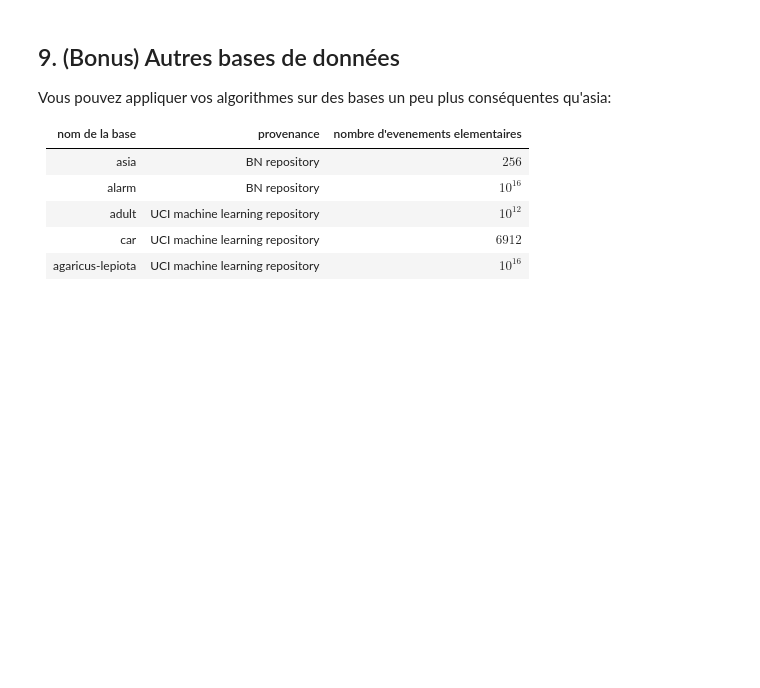
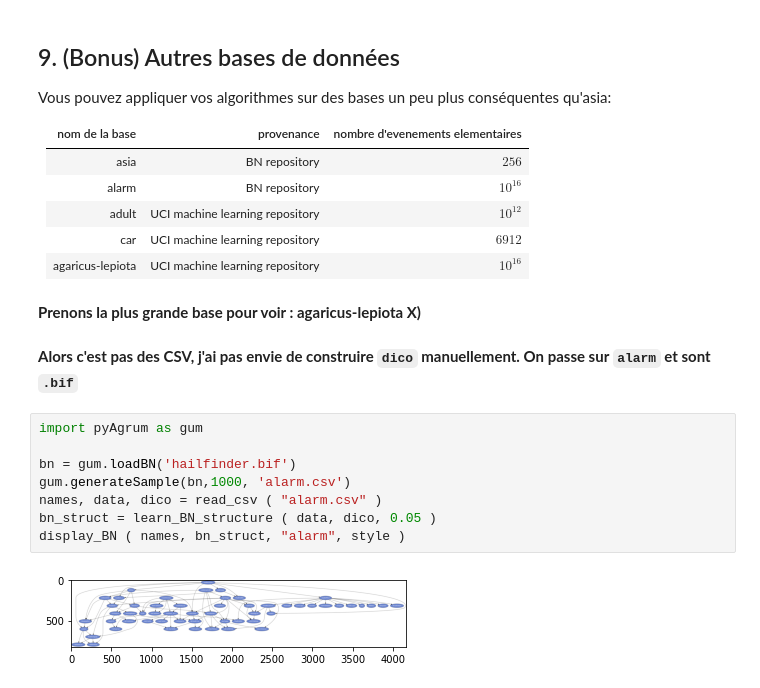
Before and after one commit to CharlesAttend/M1-S1-DAC, a Jupyter notebook: MAPSI/TME/tme5/tme5.ipynb, the cells around one changed output. Drawn from its saved outputs; the diff is of its cells as text; blank space fills up the shorter version.

```diff
--- a/MAPSI/TME/tme5/tme5.ipynb
+++ b/MAPSI/TME/tme5/tme5.ipynb
@@ -629,3 +681,17 @@ Vous pouvez appliquer vos algorithmes sur des bases un peu plus conséquentes qu
 |       adult      | UCI machine learning repository |              $10^{12}   $          |
 |        car       | UCI machine learning repository |               $6912     $          |
 | agaricus-lepiota | UCI machine learning repository |              $10^{16}   $        |
+# %% [markdown]
+**Prenons la plus grande base pour voir : agaricus-lepiota X)**
+# %% [markdown]
+**Alors c'est pas des CSV, j'ai pas envie de construire `dico` manuellement. On passe sur `alarm` et sont `.bif`**
+# %%
+import pyAgrum as gum
+
+bn = gum.loadBN('hailfinder.bif')
+gum.generateSample(bn,1000, 'alarm.csv')
+names, data, dico = read_csv ( "alarm.csv" )
+bn_struct = learn_BN_structure ( data, dico, 0.05 )
+display_BN ( names, bn_struct, "alarm", style )
+# %% [output]
+[figure, added]
```
Also changed, not shown: parts of 8 cells of this notebook, 5 other files.
